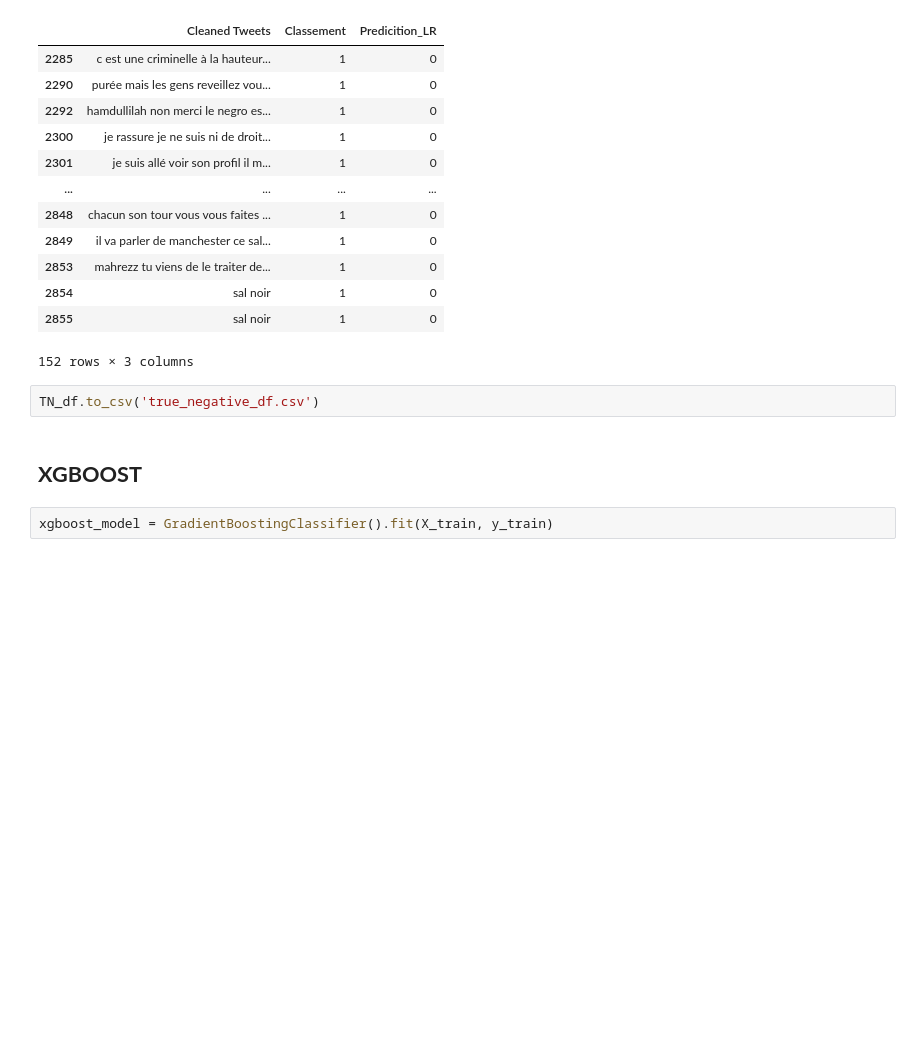
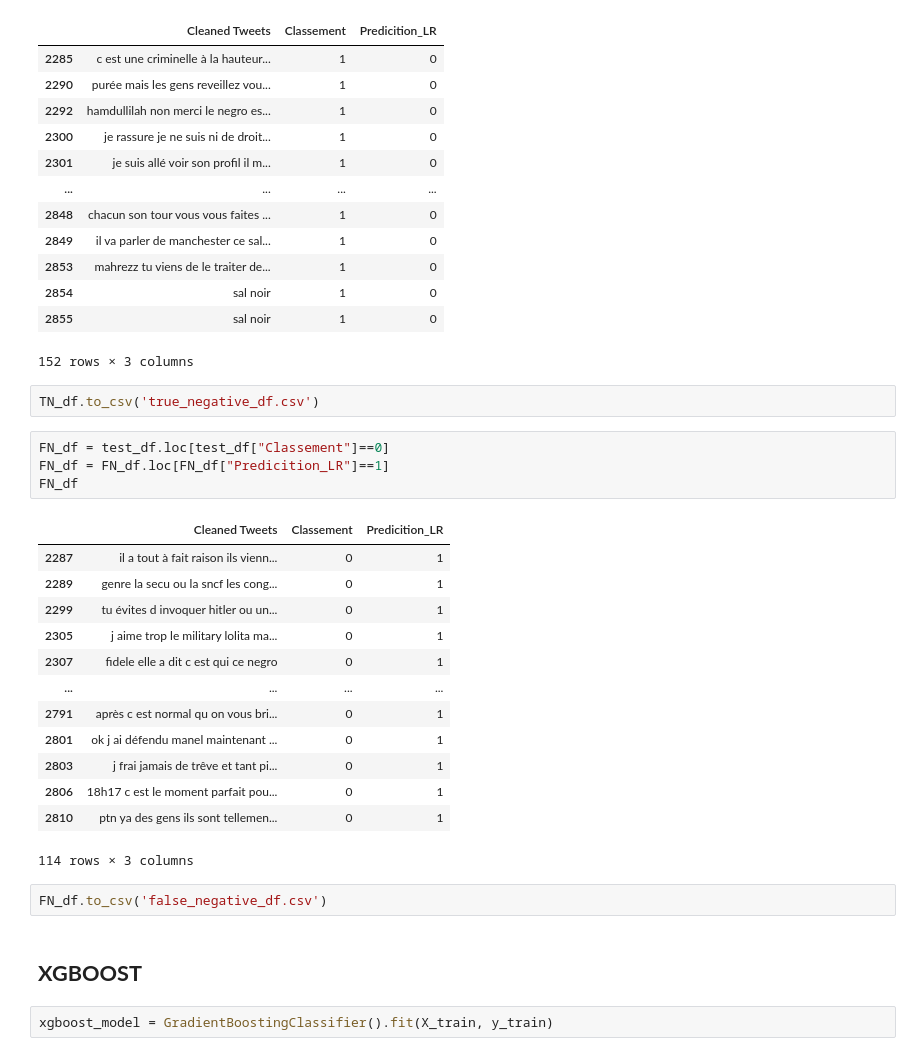
Before and after one commit to elishevatora/TweetClassificationInFrench, a Jupyter notebook: BOW.ipynb, the cells around one changed output. Saved outputs shown, nothing was run; the diff lists cells and outputs as text; blank space fills up the shorter version.

```diff
--- a/BOW.ipynb
+++ b/BOW.ipynb
@@ -281,6 +281,26 @@ TN_df
 152 rows × 3 columns
 # %%
 TN_df.to_csv('true_negative_df.csv')
+# %%
+FN_df = test_df.loc[test_df["Classement"]==0]
+FN_df = FN_df.loc[FN_df["Predicition_LR"]==1]
+FN_df
+# %% [output]
+|  | Cleaned Tweets | Classement | Predicition_LR |
+| 2287 | il a tout à fait raison ils vienn... | 0 | 1 |
+| 2289 | genre la secu ou la sncf les cong... | 0 | 1 |
+| 2299 | tu évites d invoquer hitler ou un... | 0 | 1 |
+| 2305 | j aime trop le military lolita ma... | 0 | 1 |
+| 2307 | fidele elle a dit c est qui ce negro | 0 | 1 |
+| ... | ... | ... | ... |
+| 2791 | après c est normal qu on vous bri... | 0 | 1 |
+| 2801 | ok j ai défendu manel maintenant ... | 0 | 1 |
+| 2803 | j frai jamais de trêve et tant pi... | 0 | 1 |
+| 2806 | 18h17 c est le moment parfait pou... | 0 | 1 |
+| 2810 | ptn ya des gens ils sont tellemen... | 0 | 1 |
+114 rows × 3 columns
+# %%
+FN_df.to_csv('false_negative_df.csv')
 # %% [markdown]
 ## **XGBOOST**
 # %%
```
Also changed, not shown: 5 other files.
